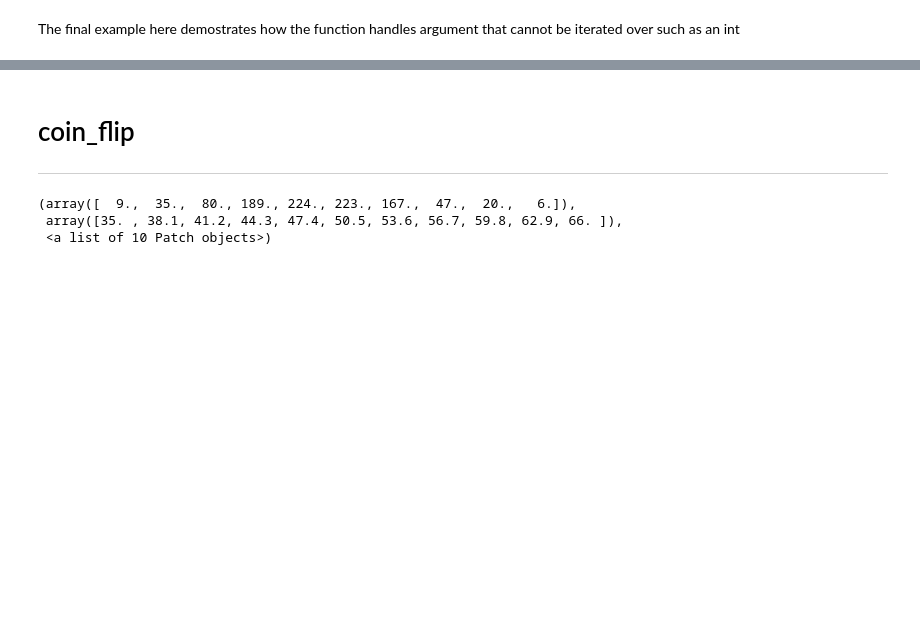
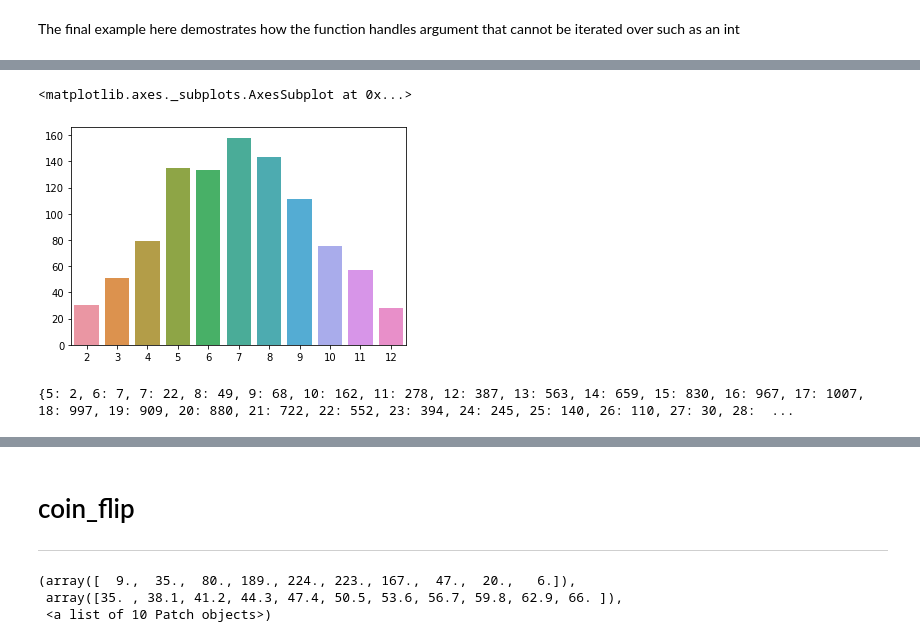
Before and after one commit to cian-gmit-da2020/DA_Fun_Tasks, a Jupyter notebook: Tasks.ipynb, the cells around one changed output, grey strips where cells are left out. Cells and saved outputs as stored; diff of their text form; code cells hidden in the pictures; blank space fills up the shorter version.

```diff
--- a/Tasks.ipynb
+++ b/Tasks.ipynb
@@ -129,0 +181,11 @@ TypeError: scatter() missing 1 required positional argument: 'y'
+# %%
+sns.barplot(x=list(y.keys()), y=list(y.values()))
+# %% [output]
+<matplotlib.axes._subplots.AxesSubplot at 0x...>
+[figure, added]
+# %%
+z = dicerolls(k=5, n=10000)
+
+print(z)
+# %% [output]
+{5: 2, 6: 7, 7: 22, 8: 49, 9: 68, 10: 162, 11: 278, 12: 387, 13: 563, 14: 659, 15: 830, 16: 967, 17: 1007, 18: 997, 19: 909, 20: 880, 21: 722, 22: 552, 23: 394, 24: 245, 25: 140, 26: 110, 27: 30, 28:  ...
```
Also changed, not shown: parts of 24 cells of this notebook.
